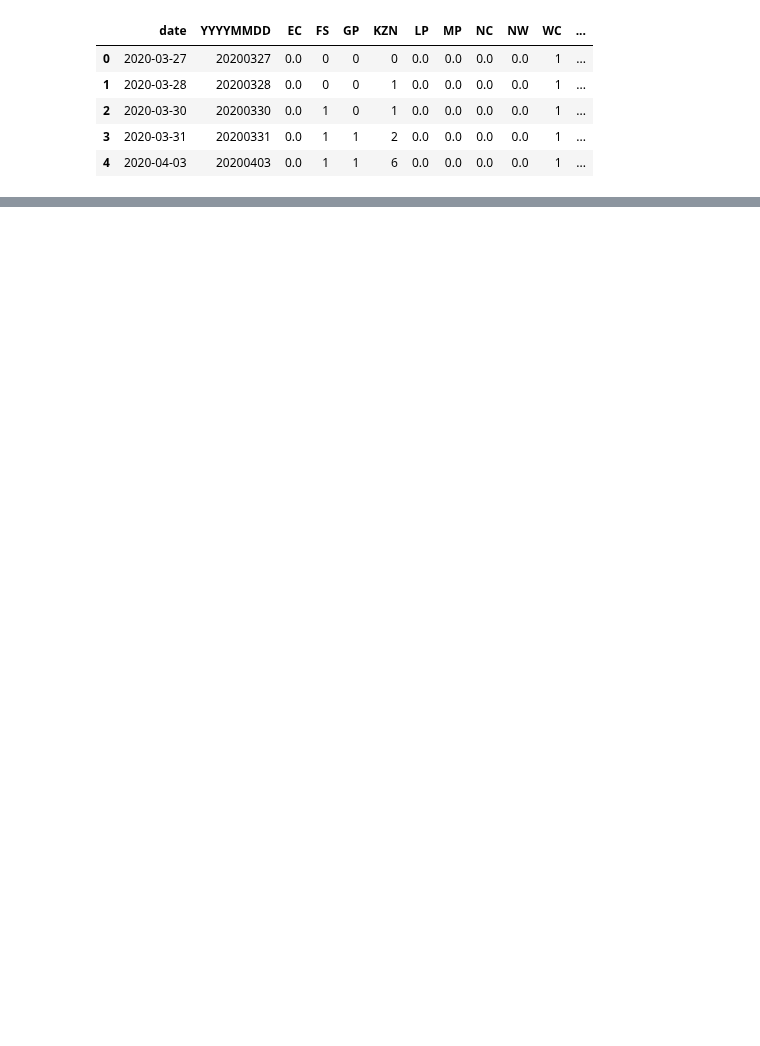
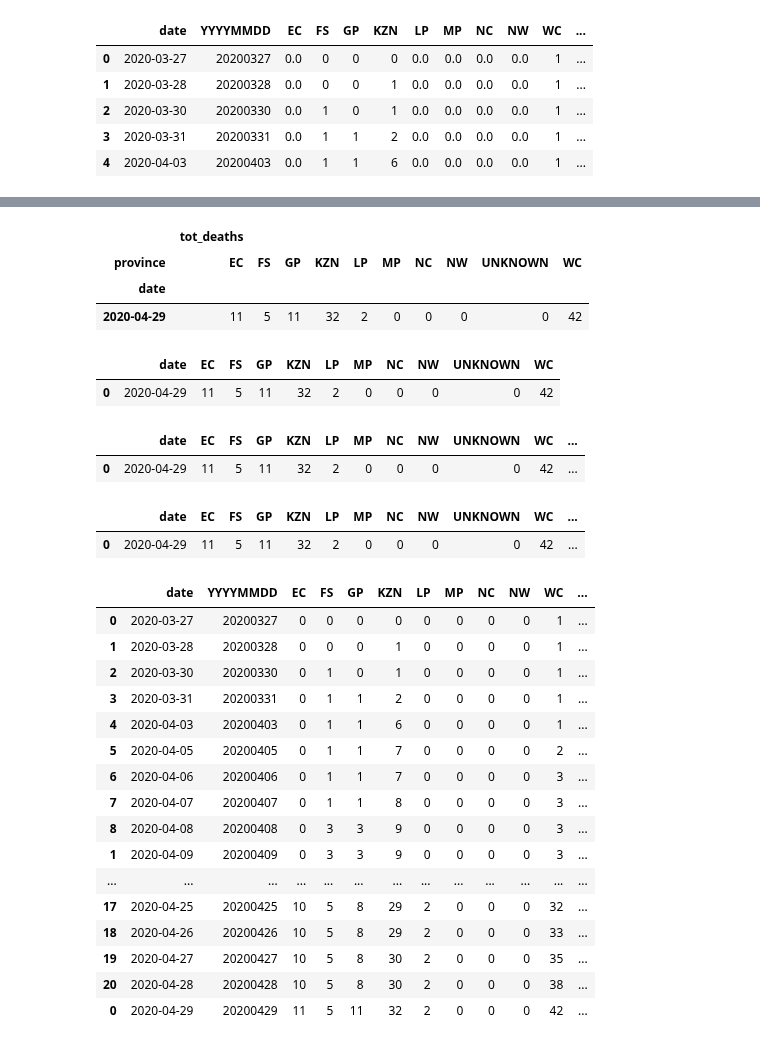
Before and after one commit to SimonRosen173/Covid19SAData, a Jupyter notebook: alt_notebooks/Missing_Deaths_Data_Fix.ipynb, the cells around one changed output, grey strips where cells are left out. Saved outputs shown, nothing was run; the diff lists cells and outputs as text; code cells hidden in the pictures; blank space fills up the shorter version.

```diff
--- a/alt_notebooks/Missing_Deaths_Data_Fix.ipynb
+++ b/alt_notebooks/Missing_Deaths_Data_Fix.ipynb
@@ -246,0 +311,49 @@ all_data
+# %%
+latest_day_data_piv = latest_day_data.pivot(index='date', columns='province', values=['tot_deaths'])
+latest_day_data_piv
+# %% [output]
+|  | tot_deaths |  |  |  |  |  |  |  |  |  |
+| province | EC | FS | GP | KZN | LP | MP | NC | NW | UNKNOWN | WC |
+| date |  |  |  |  |  |  |  |  |  |  |
+| 2020-04-29 | 11 | 5 | 11 | 32 | 2 | 0 | 0 | 0 | 0 | 42 |
+# %%
+latest_day_data_piv.columns = latest_day_data_piv.columns.droplevel(level=0)
+latest_day_data_piv.columns.name = ""
+latest_day_data_piv.reset_index(inplace = True)
+latest_day_data_piv
+# %% [output]
+|  | date | EC | FS | GP | KZN | LP | MP | NC | NW | UNKNOWN | WC |
+| 0 | 2020-04-29 | 11 | 5 | 11 | 32 | 2 | 0 | 0 | 0 | 0 | 42 |
+# %%
+latest_day_data_piv['total'] = latest_day_data_piv.drop(['date'], axis=1).sum(axis=1)
+latest_day_data_piv
+# %% [output]
+|  | date | EC | FS | GP | KZN | LP | MP | NC | NW | UNKNOWN | WC | ... |
+| 0 | 2020-04-29 | 11 | 5 | 11 | 32 | 2 | 0 | 0 | 0 | 0 | 42 | ... |
+# %%
+latest_day_data_piv['YYYYMMDD'] = latest_day_data_piv['date'].apply(change_date_format)
+latest_day_data_piv
+# %% [output]
+|  | date | EC | FS | GP | KZN | LP | MP | NC | NW | UNKNOWN | WC | ... |
+| 0 | 2020-04-29 | 11 | 5 | 11 | 32 | 2 | 0 | 0 | 0 | 0 | 42 | ... |
+# %%
+all_data_latest = pd.concat([all_data, latest_day_data_piv])
+all_data_latest
+# %% [output]
+|  | date | YYYYMMDD | EC | FS | GP | KZN | LP | MP | NC | NW | WC | ... |
+| 0 | 2020-03-27 | 20200327 | 0 | 0 | 0 | 0 | 0 | 0 | 0 | 0 | 1 | ... |
+| 1 | 2020-03-28 | 20200328 | 0 | 0 | 0 | 1 | 0 | 0 | 0 | 0 | 1 | ... |
+| 2 | 2020-03-30 | 20200330 | 0 | 1 | 0 | 1 | 0 | 0 | 0 | 0 | 1 | ... |
+| 3 | 2020-03-31 | 20200331 | 0 | 1 | 1 | 2 | 0 | 0 | 0 | 0 | 1 | ... |
+| 4 | 2020-04-03 | 20200403 | 0 | 1 | 1 | 6 | 0 | 0 | 0 | 0 | 1 | ... |
+| 5 | 2020-04-05 | 20200405 | 0 | 1 | 1 | 7 | 0 | 0 | 0 | 0 | 2 | ... |
+| 6 | 2020-04-06 | 20200406 | 0 | 1 | 1 | 7 | 0 | 0 | 0 | 0 | 3 | ... |
+| 7 | 2020-04-07 | 20200407 | 0 | 1 | 1 | 8 | 0 | 0 | 0 | 0 | 3 | ... |
+| 8 | 2020-04-08 | 20200408 | 0 | 3 | 3 | 9 | 0 | 0 | 0 | 0 | 3 | ... |
+| 1 | 2020-04-09 | 20200409 | 0 | 3 | 3 | 9 | 0 | 0 | 0 | 0 | 3 | ... |
+| ... | ... | ... | ... | ... | ... | ... | ... | ... | ... | ... | ... | ... |
+| 17 | 2020-04-25 | 20200425 | 10 | 5 | 8 | 29 | 2 | 0 | 0 | 0 | 32 | ... |
+| 18 | 2020-04-26 | 20200426 | 10 | 5 | 8 | 29 | 2 | 0 | 0 | 0 | 33 | ... |
+| 19 | 2020-04-27 | 20200427 | 10 | 5 | 8 | 30 | 2 | 0 | 0 | 0 | 35 | ... |
+| 20 | 2020-04-28 | 20200428 | 10 | 5 | 8 | 30 | 2 | 0 | 0 | 0 | 38 | ... |
+| 0 | 2020-04-29 | 20200429 | 11 | 5 | 11 | 32 | 2 | 0 | 0 | 0 | 42 | ... |
```
Also changed, not shown: parts of 16 cells of this notebook, 3 other files.
